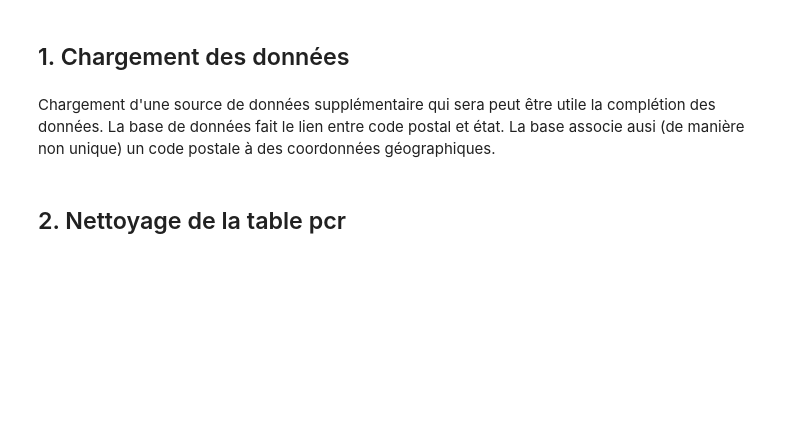
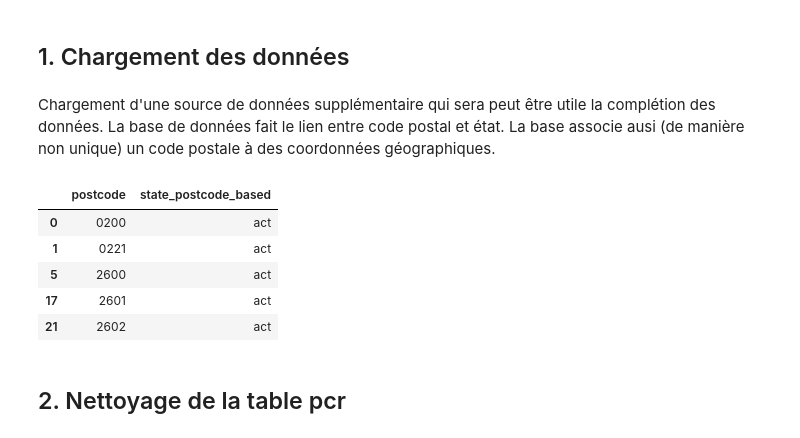
Before and after one commit to clmbst/inria_aphp, a Jupyter notebook: pre_processing.ipynb, the cells around one changed output. Saved outputs shown, nothing was run; the diff lists cells and outputs as text; code cells hidden in the pictures; blank space fills up the shorter version.

```diff
--- a/pre_processing.ipynb
+++ b/pre_processing.ipynb
@@ -25,18 +25,27 @@ Chargement d'une source de données supplémentaire qui sera peut être utile la
 # %%
 ## Australian Post code database,
 ## downloaded from https://github.com/Elkfox/Australian-Postcode-Data
 australia_geo_data = pd.read_csv("Data/au_postcodes.csv")
 
 # Cleaning, formatting, deduplicating
 australia_geo_data.state_code = australia_geo_data.state_code.str.lower()
 australia_geo_data.postcode = australia_geo_data.postcode.astype(str)
 
 # Creating oa postcode_state table which might be used for data complation.
 postcode_state = australia_geo_data[['postcode', 'state_code']].copy()
 postcode_state.drop_duplicates(inplace=True)
 dup_code = postcode_state.loc[postcode_state.postcode.duplicated(), 'postcode']
 postcode_state = postcode_state.loc[~postcode_state.postcode.isin(dup_code),]
 postcode_state.columns = ['postcode', 'state_postcode_based']
+postcode_state.postcode = postcode_state.postcode.apply(lambda x: "%04d" % int(x)) # format postcode with 4 digits
+postcode_state.head()
+# %% [output]
+|  | postcode | state_postcode_based |
+| 0 | 0200 | act |
+| 1 | 0221 | act |
+| 5 | 2600 | act |
+| 17 | 2601 | act |
+| 21 | 2602 | act |
 # %% [markdown]
 ## 2. Nettoyage de la table pcr
 # %%
```
Also changed, not shown: parts of 7 cells of this notebook, 19 other files.
